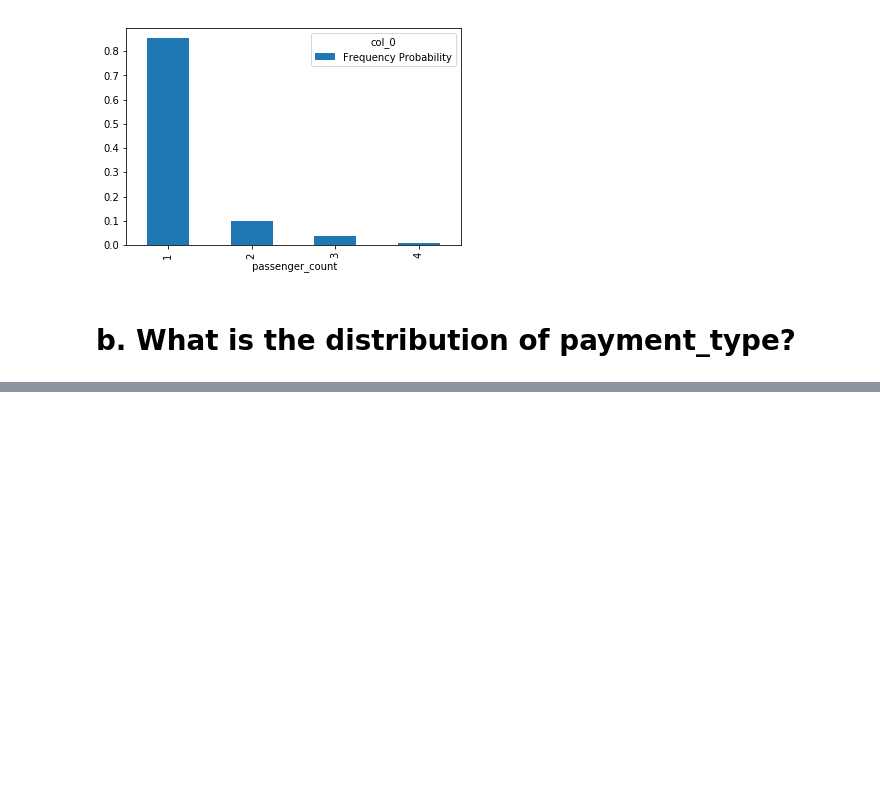
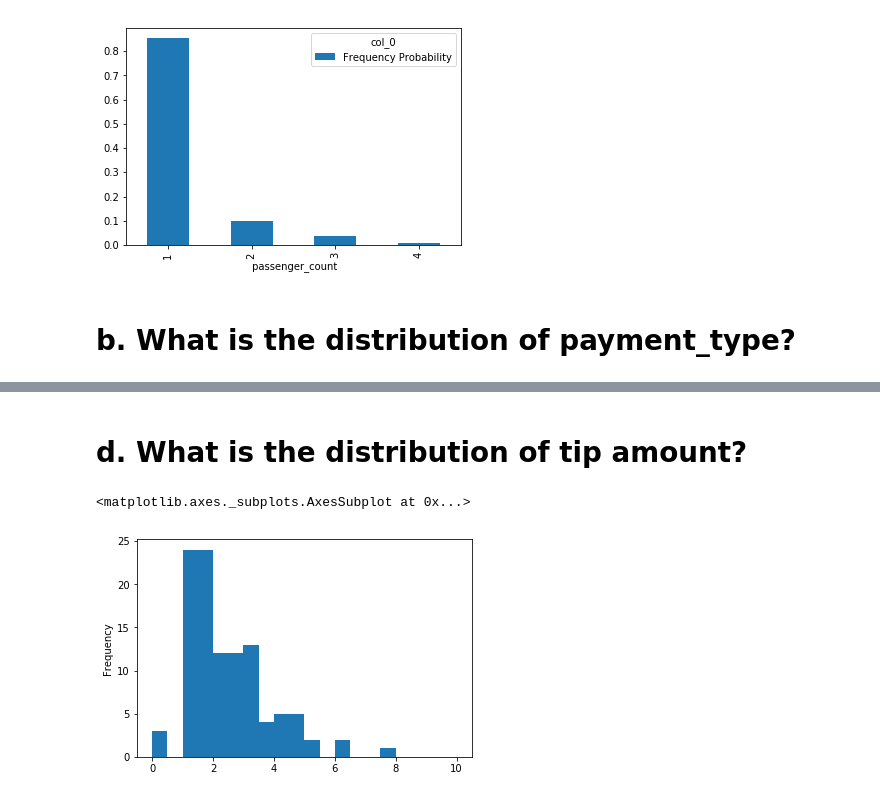
Before and after one commit to emali1/NYCTaxi, a Jupyter notebook: DataPrepare.ipynb, the cells around one changed output, grey strips where cells are left out. Saved outputs shown, nothing was run; the diff lists cells and outputs as text; code cells hidden in the pictures; blank space fills up the shorter version.

```diff
--- a/DataPrepare.ipynb
+++ b/DataPrepare.ipynb
@@ -58,0 +77,8 @@ col_0             Frequency Probability
+# %% [markdown]
+# d. What is the distribution of tip amount?
+# %%
+tips_amount = full_tripdata.iloc[:,19]
+tips_amount.plot.hist(bins=20,range=(0,10))
+# %% [output]
+<matplotlib.axes._subplots.AxesSubplot at 0x...>
+[figure, added]
```
Also changed, not shown: parts of 14 cells of this notebook.
